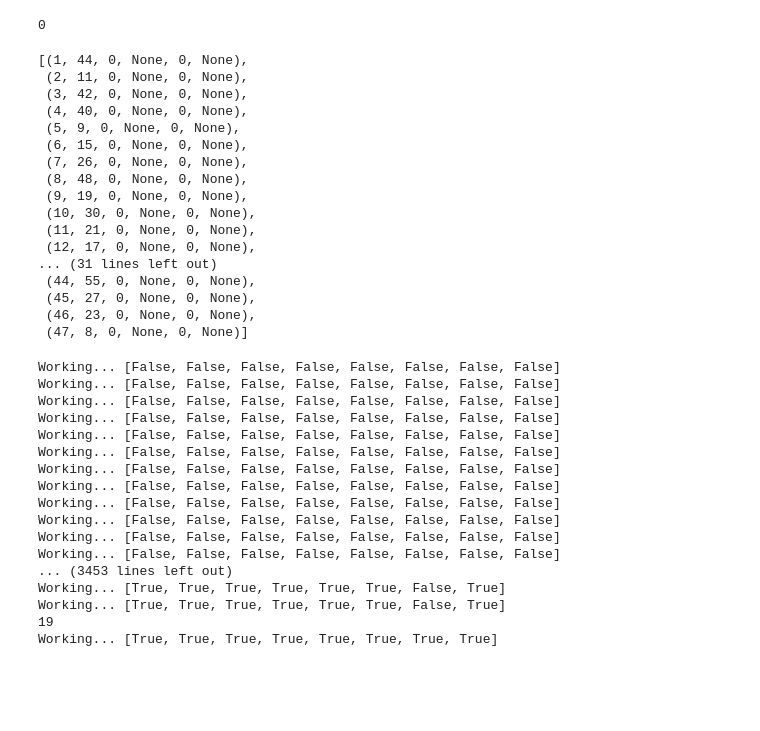
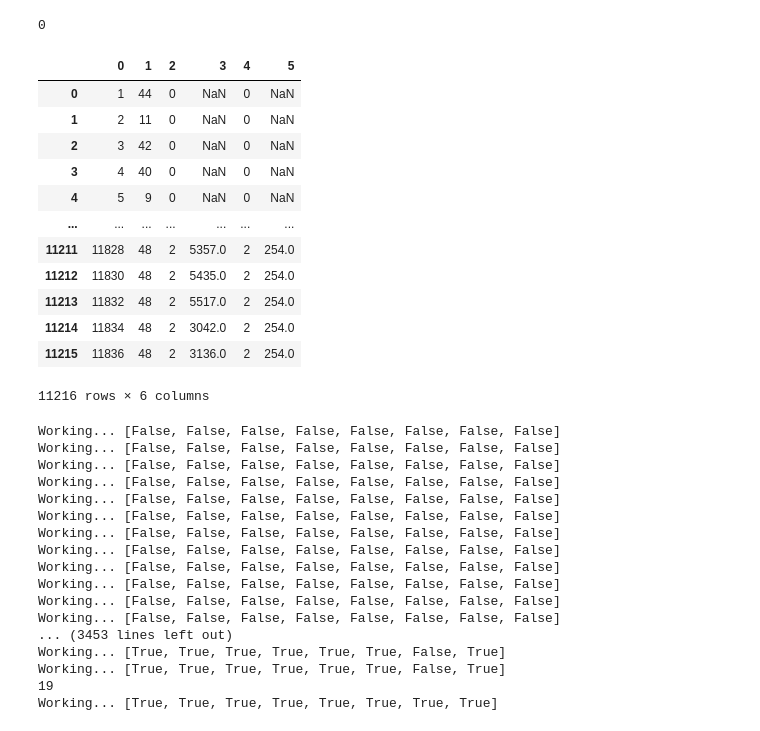
Before and after one commit to Extr1n/CSDS133-final-Gerrymandering, a Jupyter notebook: import_data.ipynb, the cells around one changed output. Saved outputs shown, nothing was run; the diff lists cells and outputs as text; code cells hidden in the pictures; blank space fills up the shorter version.

```diff
--- a/import_data.ipynb
+++ b/import_data.ipynb
@@ -164,32 +165,30 @@ con.close()
 # %%
 ##################################
 ### Test PostgreSQL Connection ###
 ##################################
 
 con = activateCon()
 cur = con.cursor()
 
-cur.execute('''
+display(gpd.GeoDataFrame(cur.execute('''
     SELECT * FROM meta;
-''').fetchall()
+''').fetchall()))
+
+con.close()
 # %% [output]
+|  | 0 | 1 | 2 | 3 | 4 | 5 |
+| 0 | 1 | 44 | 0 | NaN | 0 | NaN |
+| 1 | 2 | 11 | 0 | NaN | 0 | NaN |
+| 2 | 3 | 42 | 0 | NaN | 0 | NaN |
+| 3 | 4 | 40 | 0 | NaN | 0 | NaN |
+| 4 | 5 | 9 | 0 | NaN | 0 | NaN |
+| ... | ... | ... | ... | ... | ... | ... |
+| 11211 | 11828 | 48 | 2 | 5357.0 | 2 | 254.0 |
+| 11212 | 11830 | 48 | 2 | 5435.0 | 2 | 254.0 |
+| 11213 | 11832 | 48 | 2 | 5517.0 | 2 | 254.0 |
+| 11214 | 11834 | 48 | 2 | 3042.0 | 2 | 254.0 |
+| 11215 | 11836 | 48 | 2 | 3136.0 | 2 | 254.0 |
-[(1, 44, 0, None, 0, None),
- (2, 11, 0, None, 0, None),
- (3, 42, 0, None, 0, None),
- (4, 40, 0, None, 0, None),
- (5, 9, 0, None, 0, None),
- (6, 15, 0, None, 0, None),
- (7, 26, 0, None, 0, None),
- (8, 48, 0, None, 0, None),
- (9, 19, 0, None, 0, None),
- (10, 30, 0, None, 0, None),
- (11, 21, 0, None, 0, None),
- (12, 17, 0, None, 0, None),
-... (31 lines left out)
- (44, 55, 0, None, 0, None),
- (45, 27, 0, None, 0, None),
- (46, 23, 0, None, 0, None),
- (47, 8, 0, None, 0, None)]
+11216 rows × 6 columns
 # %%
 ##############################
 ### Define Async Functions ###
```
Also changed, not shown: parts of 10 cells of this notebook, 4 other files.
